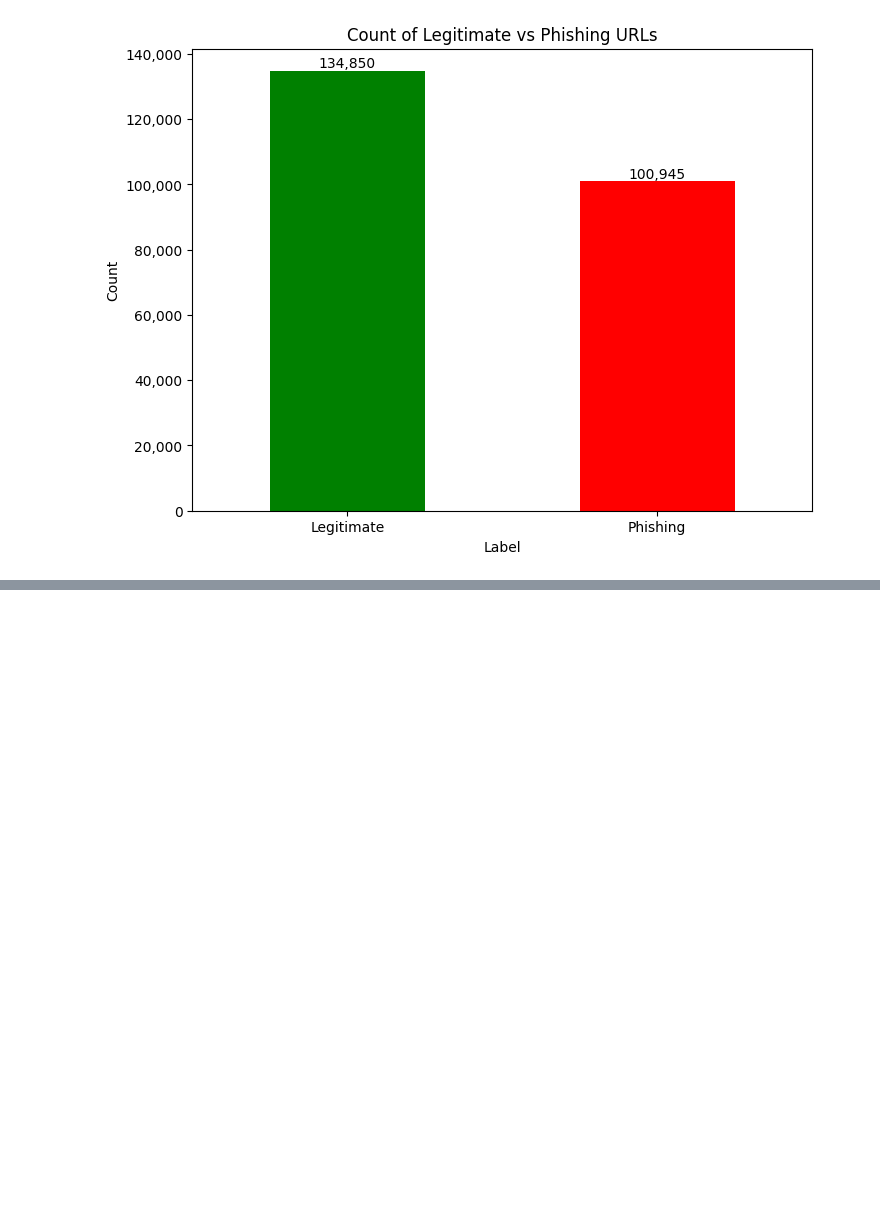
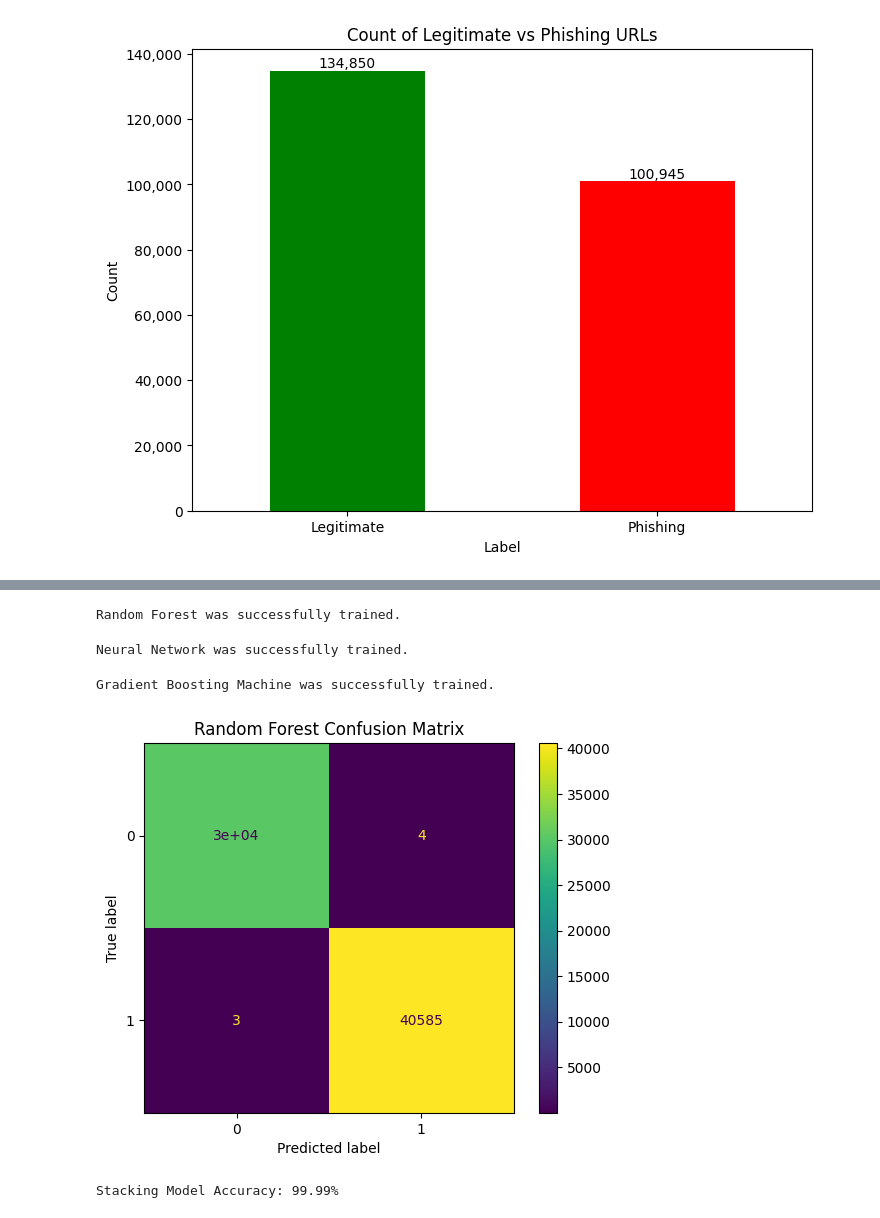
Before and after one commit to cybercoded/phishsighter, a Jupyter notebook: final-notebook.ipynb, the cells around one changed output, grey strips where cells are left out. Saved outputs shown, nothing was run; the diff lists cells and outputs as text; code cells hidden in the pictures; blank space fills up the shorter version.

```diff
--- a/final-notebook.ipynb
+++ b/final-notebook.ipynb
@@ -299,0 +341,48 @@ plt.show()
+# %%
+from sklearn.ensemble import RandomForestClassifier, GradientBoostingClassifier
+from sklearn.neural_network import MLPClassifier
+from sklearn.linear_model import LogisticRegression
+from sklearn.metrics import accuracy_score, confusion_matrix, ConfusionMatrixDisplay
+import matplotlib.pyplot as plt
+
+# Initialize the models
+rf = RandomForestClassifier(random_state=42)
+mlp = MLPClassifier(hidden_layer_sizes=(100, 100), max_iter=300, random_state=42)  # Neural Network
+gbm = GradientBoostingClassifier(random_state=42)
+# %%
+# 1. Random Forest
+rf.fit(X_train, y_train)
+rf_pred_test = rf.predict(X_test)
+
+print("Random Forest was successfully trained.")
+# %% [output]
+Random Forest was successfully trained.
+# %%
+# 2. Neural Network (MLP)
+mlp.fit(X_train, y_train)
+mlp_pred_test = mlp.predict(X_test)
+
+print("Neural Network was successfully trained.")
+# %% [output]
+Neural Network was successfully trained.
+# %%
+# 3. Gradient Boosting
+gbm.fit(X_train, y_train)
+gbm_pred_test = gbm.predict(X_test)
+
+print("Gradient Boosting Machine was successfully trained.")
+# %% [output]
+Gradient Boosting Machine was successfully trained.
+# %%
+# Confusion matrix for Random Forest
+rf_cm = confusion_matrix(y_test, rf_pred_test)
+ConfusionMatrixDisplay(rf_cm).plot()
+plt.title("Random Forest Confusion Matrix")
+plt.show()
+
+# Evaluate the random forest model
+accuracy = accuracy_score(y_test, rf_pred_test)
+print(f"Stacking Model Accuracy: {accuracy * 100:.2f}%")
+# %% [output]
+[figure, added]
+Stacking Model Accuracy: 99.99%
```
Also changed, not shown: parts of 26 cells of this notebook, 5 other files.
